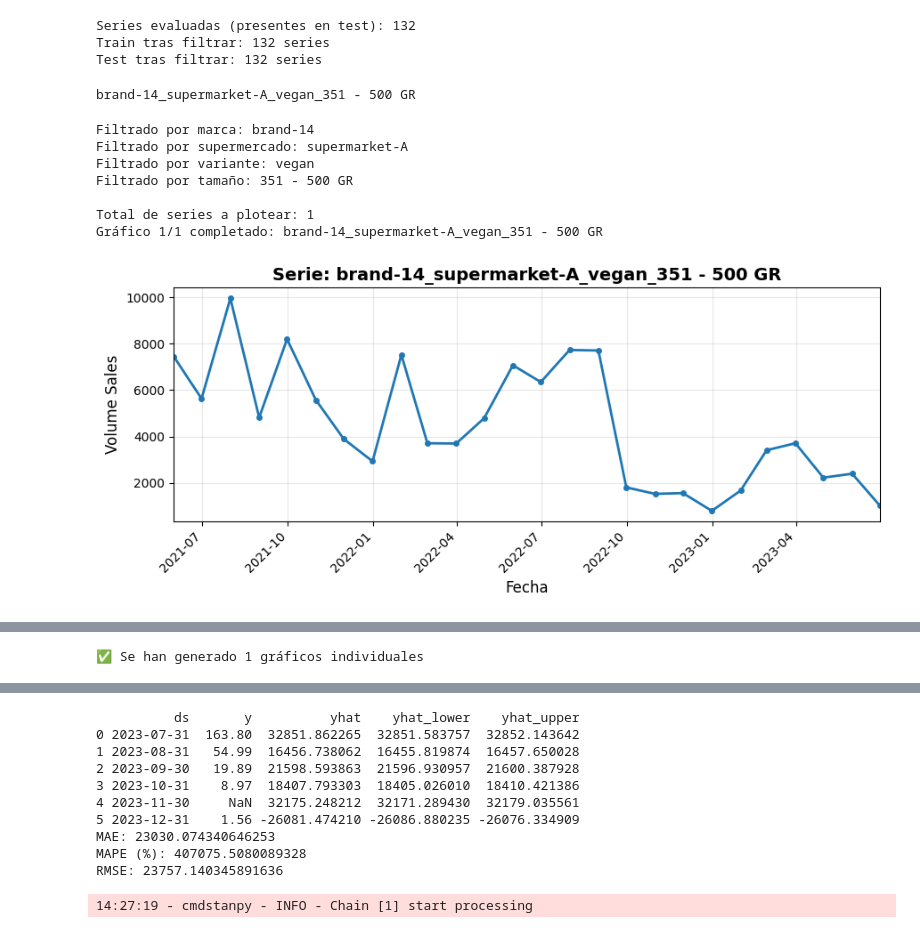
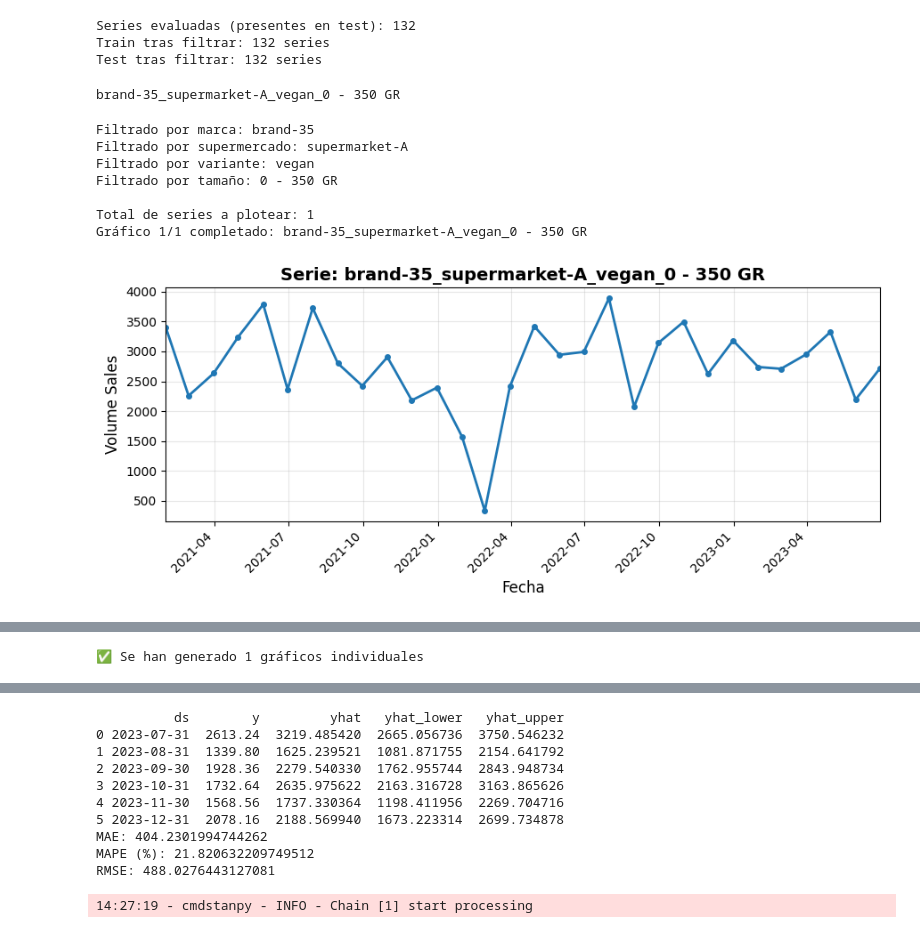
Before and after one commit to oscarjibou/BT-DataAnalysis, a Jupyter notebook: final_version_TFG/5_Prophet.ipynb, the cells around one changed output, grey strips where cells are left out. Drawn from its saved outputs; the diff is of its cells as text; code cells hidden in the pictures.

```diff
--- a/final_version_TFG/5_Prophet.ipynb
+++ b/final_version_TFG/5_Prophet.ipynb
@@ -121,12 +121,13 @@ def prepare_data_prophet(df_one_series):
 
     return df
 # %%
-serie_example = test_data["series_id"].iloc[40]
-serie_example = "brand-14_supermarket-A_vegan_351 - 500 GR"
+# serie_example = test_data["series_id"].iloc[40]
+# serie_example = "brand-14_supermarket-A_vegan_351 - 500 GR"
+serie_example = "brand-35_supermarket-A_vegan_0 - 350 GR"
 print(serie_example)
 train_series = train_data[train_data["series_id"] == serie_example]
 # %% [output]
-brand-14_supermarket-A_vegan_351 - 500 GR
+brand-35_supermarket-A_vegan_0 - 350 GR
 # %%
 # ----------------------------------------------------------------------------
 import sys
@@ -136,10 +137,10 @@ from plot_every_series import plot_every_series
 
 plot_every_series(
     train_series,
-    filter_brand="brand-14",
+    filter_brand="brand-35",
     filter_supermarket="supermarket-A",
     filter_variant="vegan",
-    filter_pack_size="351 - 500 GR",
+    filter_pack_size="0 - 350 GR",
 )
 
 # ----------------------------------------------------------------------------
@@ -154,34 +155,36 @@ df_train = df_train.dropna(subset=["y"]).copy()
 
 # Crear modelo Prophet
 model = Prophet(
-    yearly_seasonality=20,
+    # yearly_seasonality=20,
+    yearly_seasonality=True,
     # yearly_seasonality=False,
     weekly_seasonality=False,
     daily_seasonality=False,
-    # seasonality_mode="multiplicative", #TODO: funciona con tranformación de logaritmo, el additivo no funciona con esto
-    seasonality_mode="additive",
-    # changepoint_prior_scale=0.05,
-    # seasonality_prior_scale=10,
+    seasonality_mode="multiplicative", #TODO: funciona con tranformación de logaritmo, el additivo no funciona con esto
+    # seasonality_mode="additive",
+    changepoint_prior_scale=0.05,
+    seasonality_prior_scale=1,
     # interval_width=0.80,
     # changepoints=None,
     # mcmc_samples=0,
+    # changepoint_range=1,
 )
 
-price_mean = df_train["price"].mean()
-price_std = df_train["price"].std()
-df_train["price_normalized"] = (df_train["price"] - price_mean) / price_std
-df_test["price_normalized"] = (df_test["price"] - price_mean) / price_std
+# price_mean = df_train["price"].mean()
+# price_std = df_train["price"].std()
+# df_train["price_normalized"] = (df_train["price"] - price_mean) / price_std
+# df_test["price_normalized"] = (df_test["price"] - price_mean) / price_std
 
-model.add_regressor("price_normalized")
-# model.add_regressor("price")
+# model.add_regressor("price_normalized")
+model.add_regressor("price")
 
 # df_train["y"] = np.log1p(df_train["y"])
 
 model.fit(df_train)
 
 # Para predecir, el dataframe debe tener ds + regresores (si los usaste)
-# future = df_test[["ds"] + ["price"]].copy()
-future = df_test[["ds"] + ["price_normalized"]].copy()
+future = df_test[["ds"] + ["price"]].copy()
+# future = df_test[["ds"] + ["price_normalized"]].copy()
 
 forecast = model.predict(future)
 
@@ -203,34 +206,34 @@ def mae(y_true, y_pred):
     y_pred = np.asarray(y_pred)
     mask = ~np.isnan(y_true) & ~np.isnan(y_pred)
     return np.mean(np.abs(y_true[mask] - y_pred[mask]))
 
 
 def rmse(y_true, y_pred):
     y_true = np.asarray(y_true)
     y_pred = np.asarray(y_pred)
     mask = ~np.isnan(y_true) & ~np.isnan(y_pred)
     return np.sqrt(np.mean((y_true[mask] - y_pred[mask]) ** 2))
 
 def mape(y_true, y_pred):
     y_true = np.asarray(y_true)
     y_pred = np.asarray(y_pred)
     mask = ~np.isnan(y_true) & ~np.isnan(y_pred) & (y_true != 0)
     return np.mean(np.abs((y_true[mask] - y_pred[mask]) / y_true[mask])) * 100
 
 print("MAE:", mae(pred_df["y"], pred_df["yhat"]))
 print("MAPE (%):", mape(pred_df["y"], pred_df["yhat"]))
 print("RMSE:", rmse(pred_df["y"], pred_df["yhat"]))
 
 # # Evaluar en escala log (más justo)
 # # forecast no tiene columna 'y', así que usamos los reales de test transformados a log
 # mae_log = mae(np.log1p(df_test["y"]), np.log1p(forecast["yhat"]))
 # print(f"MAE en escala log: {mae_log}")
 # %% [output]
-Filtrado por marca: brand-14
+Filtrado por marca: brand-35
 Filtrado por supermercado: supermarket-A
 Filtrado por variante: vegan
-Filtrado por tamaño: 351 - 500 GR
+Filtrado por tamaño: 0 - 350 GR
 
 Total de series a plotear: 1
-Gráfico 1/1 completado: brand-14_supermarket-A_vegan_351 - 500 GR
+Gráfico 1/1 completado: brand-35_supermarket-A_vegan_0 - 350 GR
-[figure, old version]
+[figure, new version]
@@ -240,13 +243,13 @@ Gráfico 1/1 completado: brand-14_supermarket-A_vegan_351 - 500 GR
-          ds       y          yhat    yhat_lower    yhat_upper
-0 2023-07-31  163.80  32851.862265  32851.583757  32852.143642
-1 2023-08-31   54.99  16456.738062  16455.819874  16457.650028
-2 2023-09-30   19.89  21598.593863  21596.930957  21600.387928
-3 2023-10-31    8.97  18407.793303  18405.026010  18410.421386
-4 2023-11-30     NaN  32175.248212  32171.289430  32179.035561
-5 2023-12-31    1.56 -26081.474210 -26086.880235 -26076.334909
-MAE: 23030.074340646253
-MAPE (%): 407075.5080089328
-RMSE: 23757.140345891636
+          ds        y         yhat   yhat_lower   yhat_upper
+0 2023-07-31  2613.24  3219.485420  2665.056736  3750.546232
+1 2023-08-31  1339.80  1625.239521  1081.871755  2154.641792
+2 2023-09-30  1928.36  2279.540330  1762.955744  2843.948734
+3 2023-10-31  1732.64  2635.975622  2163.316728  3163.865626
+4 2023-11-30  1568.56  1737.330364  1198.411956  2269.704716
+5 2023-12-31  2078.16  2188.569940  1673.223314  2699.734878
+MAE: 404.2301994744262
+MAPE (%): 21.820632209749512
+RMSE: 488.0276443127081
 # %%
 # ============================================================================
 # PASO 5: Entrenar Prophet para TODAS las series y calcular métricas
```
Also changed, not shown: parts of 1 cell of this notebook.
